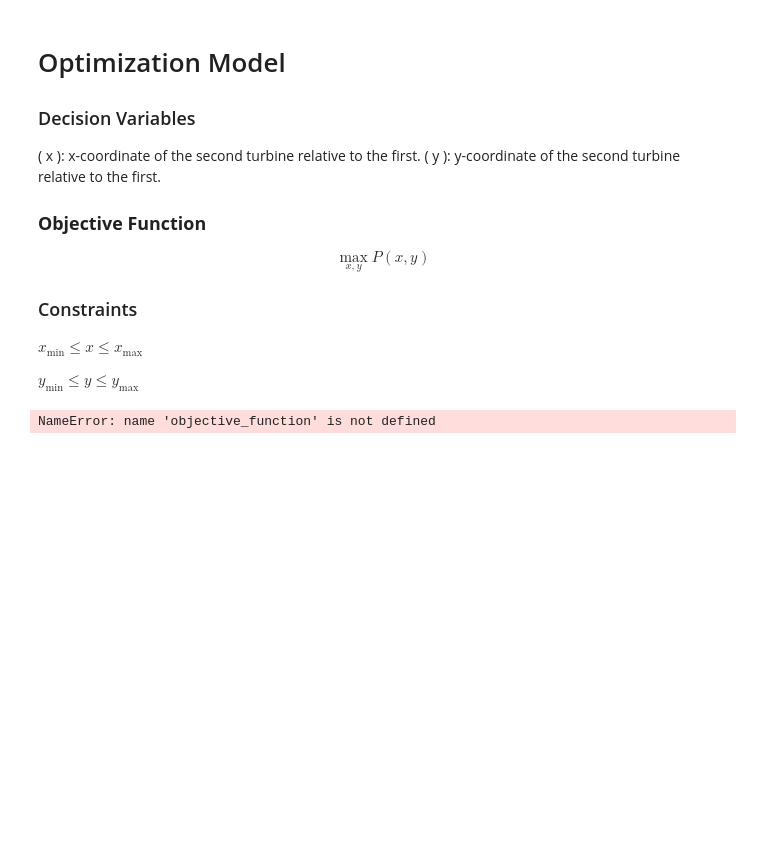
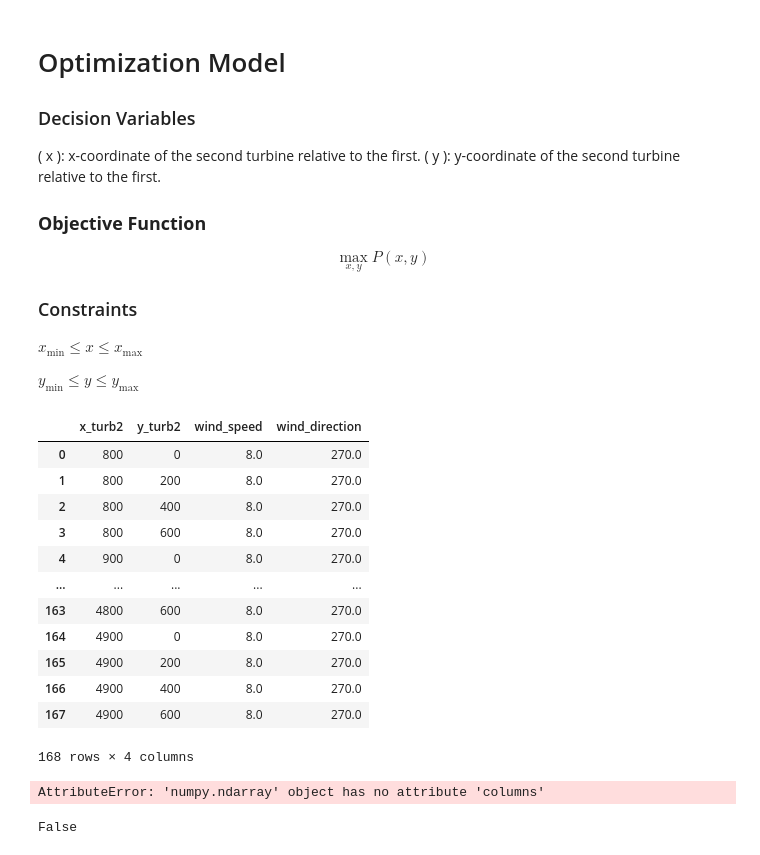
Before and after one commit to schmeti/uc3m_TFM_wind_farm_optimization_codebase, a Jupyter notebook: Windfarm_power_modelling/two_turbine_optimization_via_constraint_learning.ipynb, the cells around one changed output. Drawn from its saved outputs; the diff is of its cells as text; code cells hidden in the pictures; blank space fills up the shorter version.

```diff
--- a/Windfarm_power_modelling/two_turbine_optimization_via_constraint_learning.ipynb
+++ b/Windfarm_power_modelling/two_turbine_optimization_via_constraint_learning.ipynb
@@ -85,34 +98,86 @@ $$ \max_{x, y} P(x, y) $$
 $ x_{\min} \leq x \leq x_{\max} $
 
 $ y_{\min} \leq y \leq y_{\max} $
+# %%
+contextual_sample
+# %% [output]
+|  | x_turb2 | y_turb2 | wind_speed | wind_direction |
+| 0 | 800 | 0 | 8.0 | 270.0 |
+| 1 | 800 | 200 | 8.0 | 270.0 |
+| 2 | 800 | 400 | 8.0 | 270.0 |
+| 3 | 800 | 600 | 8.0 | 270.0 |
+| 4 | 900 | 0 | 8.0 | 270.0 |
+| ... | ... | ... | ... | ... |
+| 163 | 4800 | 600 | 8.0 | 270.0 |
+| 164 | 4900 | 0 | 8.0 | 270.0 |
+| 165 | 4900 | 200 | 8.0 | 270.0 |
+| 166 | 4900 | 400 | 8.0 | 270.0 |
+| 167 | 4900 | 600 | 8.0 | 270.0 |
+168 rows × 4 columns
 # %%
 from pyomo.environ import ConcreteModel, Var, Objective, Constraint, SolverFactory, minimize, value
 
-# Define the optimization model
+
+contextual_sample = data[["x_turb2", "y_turb2", "wind_speed", "wind_direction"]]#, "turbulence_intensity"]]
+
+
+
+### Define the optimization model
 model = ConcreteModel()
+
+
+model.N = pyo.RangeSet(0,1)
+model.var_ind = pyo.Set(initialize=contextual_sample.columns.sort_values())
+model.x = pyo.Var(model.var_ind, model.N,  within=pyo.Reals) # first stage decisions about price and contextual variables
+# TODO: does this make any sense ?
+
+
 
 # Define decision variables for the x and y coordinates of turbine 2
 model.x_turb2 = Var(within=PositiveReals, bounds=(800, 5000))
 model.y_turb2 = Var(within=PositiveReals, bounds=(0, 600))
 
-model.objective = Objective(rule=objective_function, sense=minimize)
+model.y = pyo.Var(pyo.Any, dense=False, domain=pyo.Reals) # learned variables (demand)
 
-# Define constraints if any (for example, minimum distance between turbines)
-def distance_constraint(model):
-    return ((model.x_turb2 - 0)**2 + (model.y_turb2 - 0)**2) >= 400**2  # Example constraint
+model.power = pyo.Var(within=pyo.Reals) # saving profit per scenario
 
-model.distance_constraint = Constraint(rule=distance_constraint)
 
-cl_tool.const_embed(opt_model=model, constaints=cons, outcome='power', n_scenarios=300)
+## obj function
+#definition of the objective function
+def obj_expression(model):
+    return model.power
+model.OBJ = pyo.Objective(rule=obj_expression, sense=pyo.maximize)
+
+#power generation
+def power(model):
+    return model.power ==  model.y['power']
+model.const_power = pyo.Constraint(rule=power)
+
+
+# ## min distance
+# # Define constraints if any (for example, minimum distance between turbines)
+# def distance_constraint(model):
+#     return ((model.x_turb2 - 0)**2 + (model.y_turb2 - 0)**2) >= 400**2
+# model.distance_constraint = Constraint(rule=distance_constraint)
+
+
+
+
+### Constraint Embedding
+cl_tool.const_embed(opt_model=model, constaints=cons, outcome='power', deterministic = True)
 
 
 # Solve the optimization problem
-solver = SolverFactory('gurobi')
+solver = SolverFactory('glpk')
 solver.options['threads'] = 8
 solver.options['NonConvex'] = 2
 results = solver.solve(model, tee=True)
 # %% [output]
-NameError: name 'objective_function' is not defined
+AttributeError: 'numpy.ndarray' object has no attribute 'columns'
+# %%
+print(SolverFactory('gurobi').available())
+# %% [output]
+False
 # %%
 
 
```
Also changed, not shown: parts of 2 cells of this notebook, 5 other files.
